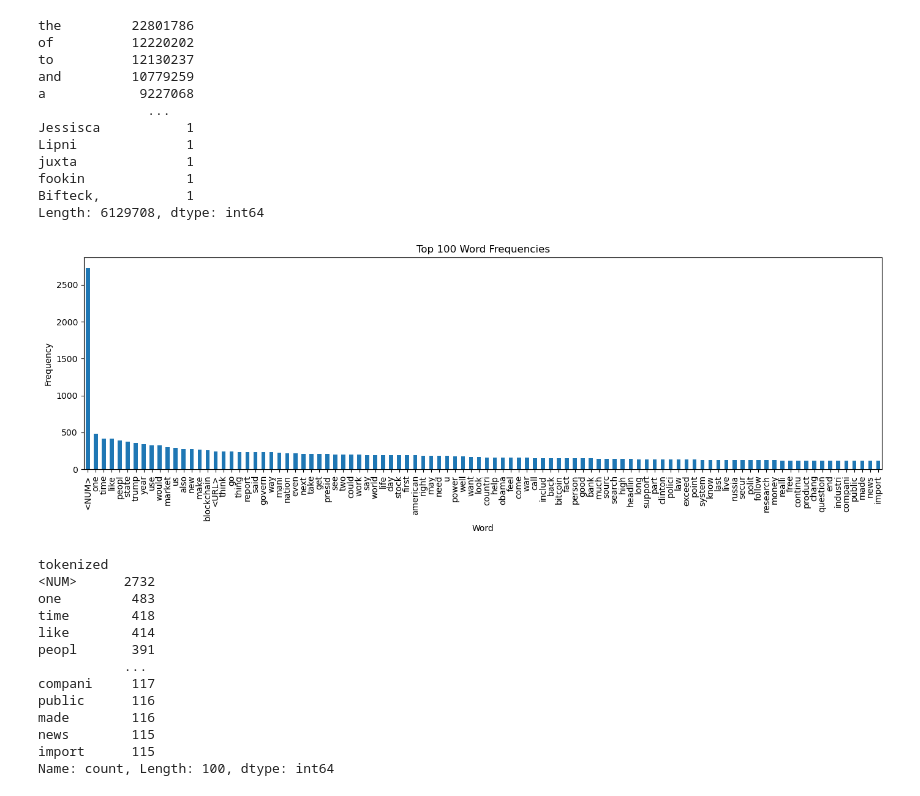
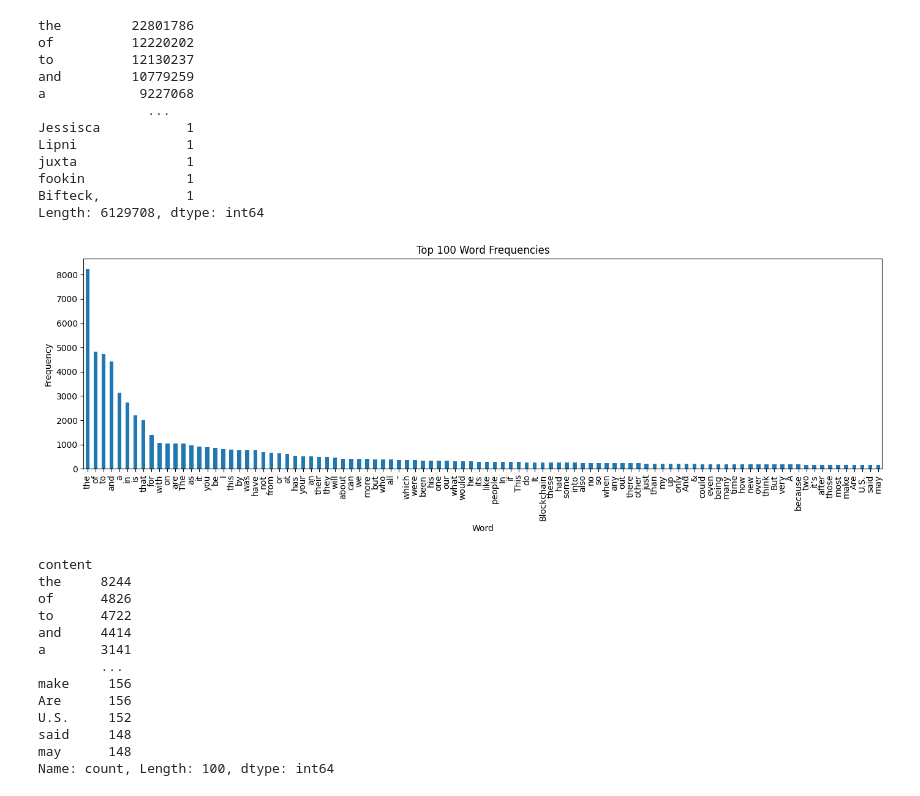
Before and after one commit to MikkelPraestegaard/GDS-final-assignment, a Jupyter notebook: Code.ipynb, the cells around one changed output. Drawn from its saved outputs; the diff is of its cells as text; code cells hidden in the pictures.

```diff
--- a/Code.ipynb
+++ b/Code.ipynb
@@ -131,17 +137,6 @@ Bifteck,           1
 Length: 6129708, dtype: int64
 # %%
 # Asger
-def wordcount(df:pd.DataFrame):
-    col = df
-    if isinstance(col.iloc[0], str):
-        tokens = col.str.split().explode()
-    else:
-        tokens = col.explode()
-
-    tokens = tokens.dropna()
-    counts = tokens.value_counts(sort=True)
-    return counts
-
 def visualize_top_words(
     df: pd.DataFrame,
     token_col: str,
@@ -157,49 +152,55 @@ def visualize_top_words(
     """
     label_limit = 100
     # Flatten tokens
-    counts = wordcount(df[token_col])
+    col = df[token_col]
 
-    counts = counts.head(top_n)
+    if isinstance(col.iloc[0], str):
+        tokens = col.str.split().explode()
+    else:
+        tokens = col.explode()
+
+    tokens = tokens.dropna()
+    counts = tokens.value_counts().head(top_n)
 
     # Plot
     plt.figure(figsize=(14, 5))
 
     if loglog:
         ranks = np.arange(1, len(counts) + 1)
         plt.loglog(ranks, counts.values)
         plt.xlabel("Rank")
         plt.ylabel("Frequency")
         plt.title("Word Frequency (Log-Log Scale)")
     else:
         if top_n <= label_limit:
             counts.plot(kind="bar")
             plt.xlabel("Word")
         else:
             plt.plot(counts.values)
             plt.xlabel("Rank")
         plt.ylabel("Frequency")
         plt.title(f"Top {len(counts)} Word Frequencies")
 
     plt.tight_layout()
     plt.show()
 
     return counts
 
-visualize_top_words(df,'tokenized',100,loglog=False)
+visualize_top_words(df,'content',100,loglog=False)
 # %% [output]
-[figure, old version]
+[figure, new version]
-tokenized
-<NUM>      2732
-one         483
-time        418
-like        414
-peopl       391
-           ...
-compani     117
-public      116
-made        116
-news        115
-import      115
+content
+the     8244
+of      4826
+to      4722
+and     4414
+a       3141
+        ...
+make     156
+Are      156
+U.S.     152
+said     148
+may      148
 Name: count, Length: 100, dtype: int64
 # %%
 # Mikkel
```
Also changed, not shown: parts of 1 cell of this notebook.
